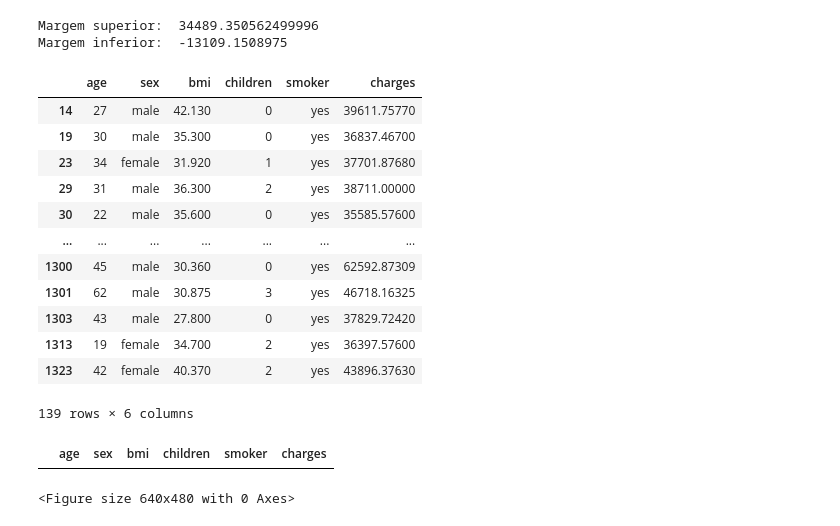
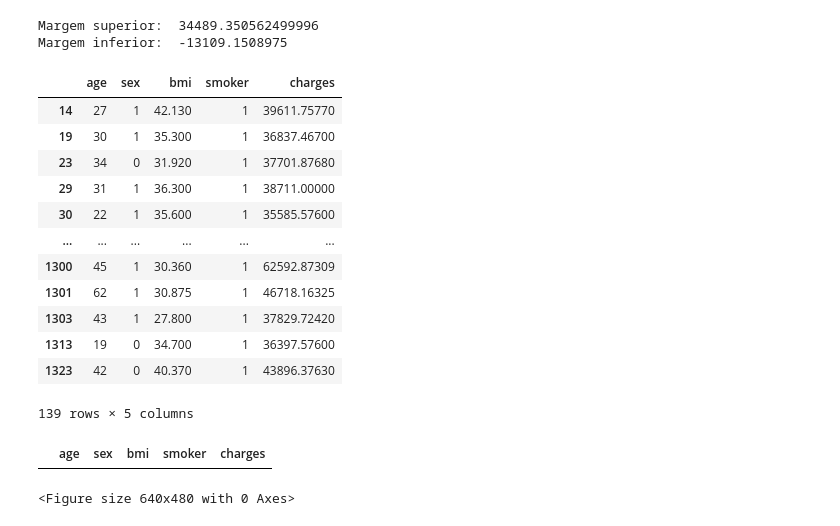
Before and after one commit to lucasfelipecdm/tech-challenge-fase-1, a Jupyter notebook: preprocessing/data_preprocessing.ipynb, the cells around one changed output. Drawn from its saved outputs; the diff is of its cells as text; code cells hidden in the pictures.

```diff
--- a/preprocessing/data_preprocessing.ipynb
+++ b/preprocessing/data_preprocessing.ipynb
@@ -42,5 +42,5 @@ Através da nossa [exploração de dados](https://github.com/lucasfelipecdm/tech
 # %%
 modified_dataset = dataset.copy()
-modified_dataset.drop(['region'], axis = 1, inplace = True)
+modified_dataset.drop(['region', 'children'], axis = 1, inplace = True)
 modified_dataset
 # %% [output]
@@ -59,0 +66,3 @@ modified_dataset
+# %%
+dataset_encoded = modified_dataset.copy()
+dataset_encoded.head(5)
@@ -158,8 +185,8 @@ plt.show()
 # %% [markdown]
 Agora faremos o mesmo tratamento de dados para a coluna de Engargos que é a nossa target.
 # %%
-percentile_25_charges = modified_dataset['charges'].quantile(0.25)
-percentile_75_charges = modified_dataset['charges'].quantile(0.75)
+percentile_25_charges = dataset_encoded['charges'].quantile(0.25)
+percentile_75_charges = dataset_encoded['charges'].quantile(0.75)
 
 iqr_charges = percentile_75_charges - percentile_25_charges
 
@@ -172,25 +199,25 @@ print("Margem inferior: ", lower_bound_charges)
 Margem superior:  34489.350562499996
 Margem inferior:  -13109.1508975
 # %%
-modified_dataset[modified_dataset['charges'] > upper_bound_charges]
+dataset_encoded[dataset_encoded['charges'] > upper_bound_charges]
 # %% [output]
-|  | age | sex | bmi | children | smoker | charges |
-| 14 | 27 | male | 42.130 | 0 | yes | 39611.75770 |
-| 19 | 30 | male | 35.300 | 0 | yes | 36837.46700 |
-| 23 | 34 | female | 31.920 | 1 | yes | 37701.87680 |
-| 29 | 31 | male | 36.300 | 2 | yes | 38711.00000 |
-| 30 | 22 | male | 35.600 | 0 | yes | 35585.57600 |
-| ... | ... | ... | ... | ... | ... | ... |
-| 1300 | 45 | male | 30.360 | 0 | yes | 62592.87309 |
-| 1301 | 62 | male | 30.875 | 3 | yes | 46718.16325 |
-| 1303 | 43 | male | 27.800 | 0 | yes | 37829.72420 |
-| 1313 | 19 | female | 34.700 | 2 | yes | 36397.57600 |
-| 1323 | 42 | female | 40.370 | 2 | yes | 43896.37630 |
+|  | age | sex | bmi | smoker | charges |
+| 14 | 27 | 1 | 42.130 | 1 | 39611.75770 |
+| 19 | 30 | 1 | 35.300 | 1 | 36837.46700 |
+| 23 | 34 | 0 | 31.920 | 1 | 37701.87680 |
+| 29 | 31 | 1 | 36.300 | 1 | 38711.00000 |
+| 30 | 22 | 1 | 35.600 | 1 | 35585.57600 |
+| ... | ... | ... | ... | ... | ... |
+| 1300 | 45 | 1 | 30.360 | 1 | 62592.87309 |
+| 1301 | 62 | 1 | 30.875 | 1 | 46718.16325 |
+| 1303 | 43 | 1 | 27.800 | 1 | 37829.72420 |
+| 1313 | 19 | 0 | 34.700 | 1 | 36397.57600 |
+| 1323 | 42 | 0 | 40.370 | 1 | 43896.37630 |
-139 rows × 6 columns
+139 rows × 5 columns
 # %%
-modified_dataset[modified_dataset['charges'] < lower_bound_charges]
+dataset_encoded[dataset_encoded['charges'] < lower_bound_charges]
 # %% [output]
-|  | age | sex | bmi | children | smoker | charges |
+|  | age | sex | bmi | smoker | charges |
 # %%
 dataset_outliers['charges'] = np.where(dataset_outliers['charges'] > upper_bound_charges,
     upper_bound_charges, np.where(dataset_outliers['charges'] < lower_bound_charges,  lower_bound_charges,  dataset_outliers['charges']))
```
Also changed, not shown: parts of 19 cells of this notebook.
